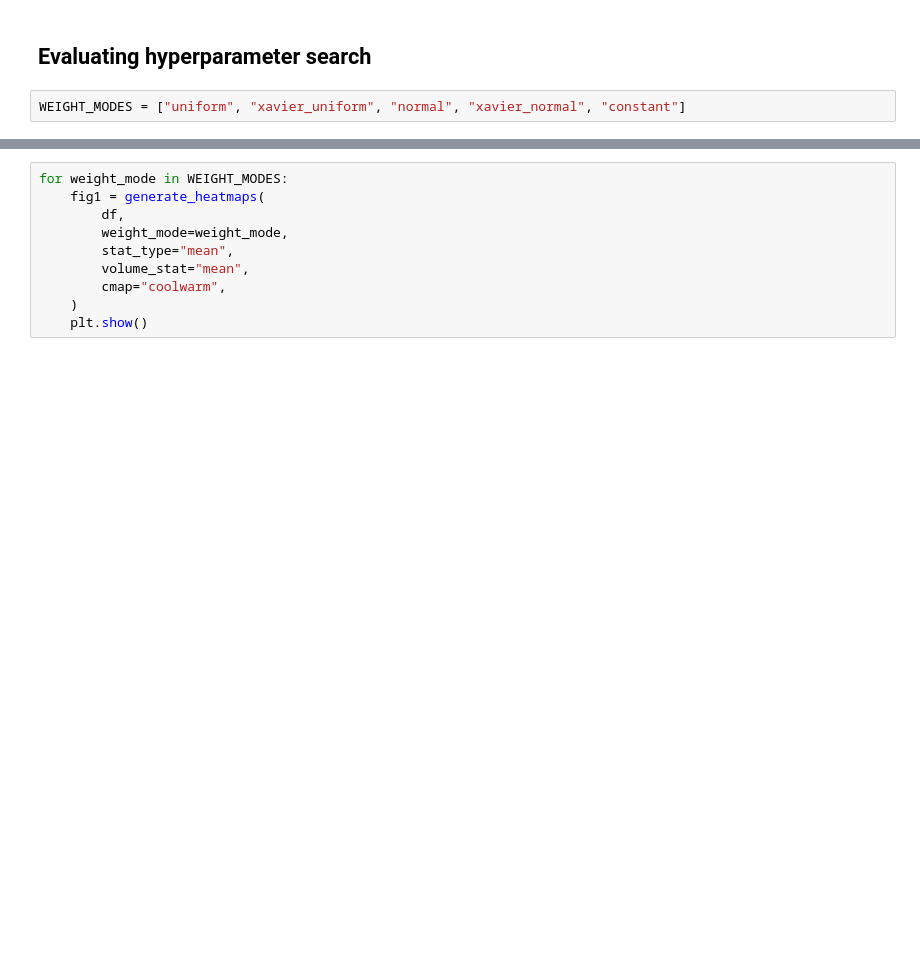
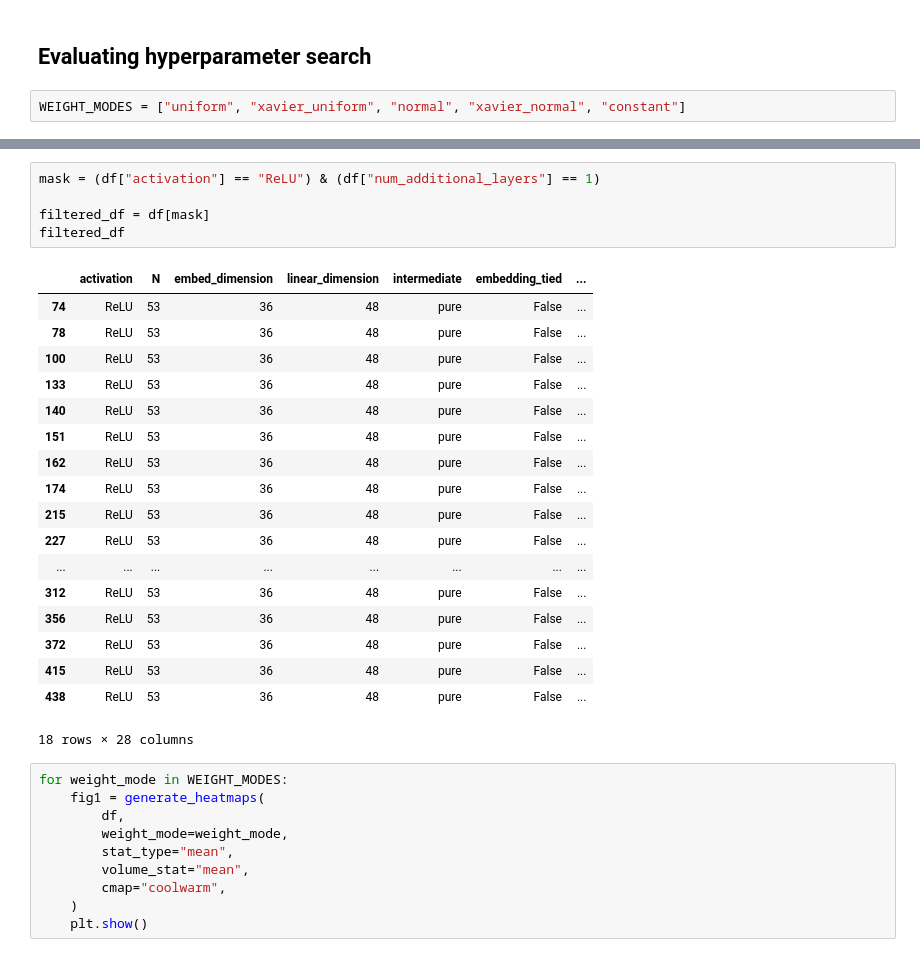
Before and after one commit to EleutherAI/tyche, a Jupyter notebook: notebooks/inductive_bias.ipynb, the cells around one changed output, grey strips where cells are left out. Cells and saved outputs as stored; diff of their text form; blank space fills up the shorter version.

```diff
--- a/notebooks/inductive_bias.ipynb
+++ b/notebooks/inductive_bias.ipynb
@@ -464,3 +260,27 @@ plt.show()
+# %%
+mask = (df["activation"] == "ReLU") & (df["num_additional_layers"] == 1)
+
+filtered_df = df[mask]
+filtered_df
+# %% [output]
+|  | activation | N | embed_dimension | linear_dimension | intermediate | embedding_tied | ... |
+| 74 | ReLU | 53 | 36 | 48 | pure | False | ... |
+| 78 | ReLU | 53 | 36 | 48 | pure | False | ... |
+| 100 | ReLU | 53 | 36 | 48 | pure | False | ... |
+| 133 | ReLU | 53 | 36 | 48 | pure | False | ... |
+| 140 | ReLU | 53 | 36 | 48 | pure | False | ... |
+| 151 | ReLU | 53 | 36 | 48 | pure | False | ... |
+| 162 | ReLU | 53 | 36 | 48 | pure | False | ... |
+| 174 | ReLU | 53 | 36 | 48 | pure | False | ... |
+| 215 | ReLU | 53 | 36 | 48 | pure | False | ... |
+| 227 | ReLU | 53 | 36 | 48 | pure | False | ... |
+| ... | ... | ... | ... | ... | ... | ... | ... |
+| 312 | ReLU | 53 | 36 | 48 | pure | False | ... |
+| 356 | ReLU | 53 | 36 | 48 | pure | False | ... |
+| 372 | ReLU | 53 | 36 | 48 | pure | False | ... |
+| 415 | ReLU | 53 | 36 | 48 | pure | False | ... |
+| 438 | ReLU | 53 | 36 | 48 | pure | False | ... |
+18 rows × 28 columns
 # %%
 for weight_mode in WEIGHT_MODES:
     fig1 = generate_heatmaps(
```
Also changed, not shown: parts of 24 cells of this notebook, 11 other files.
